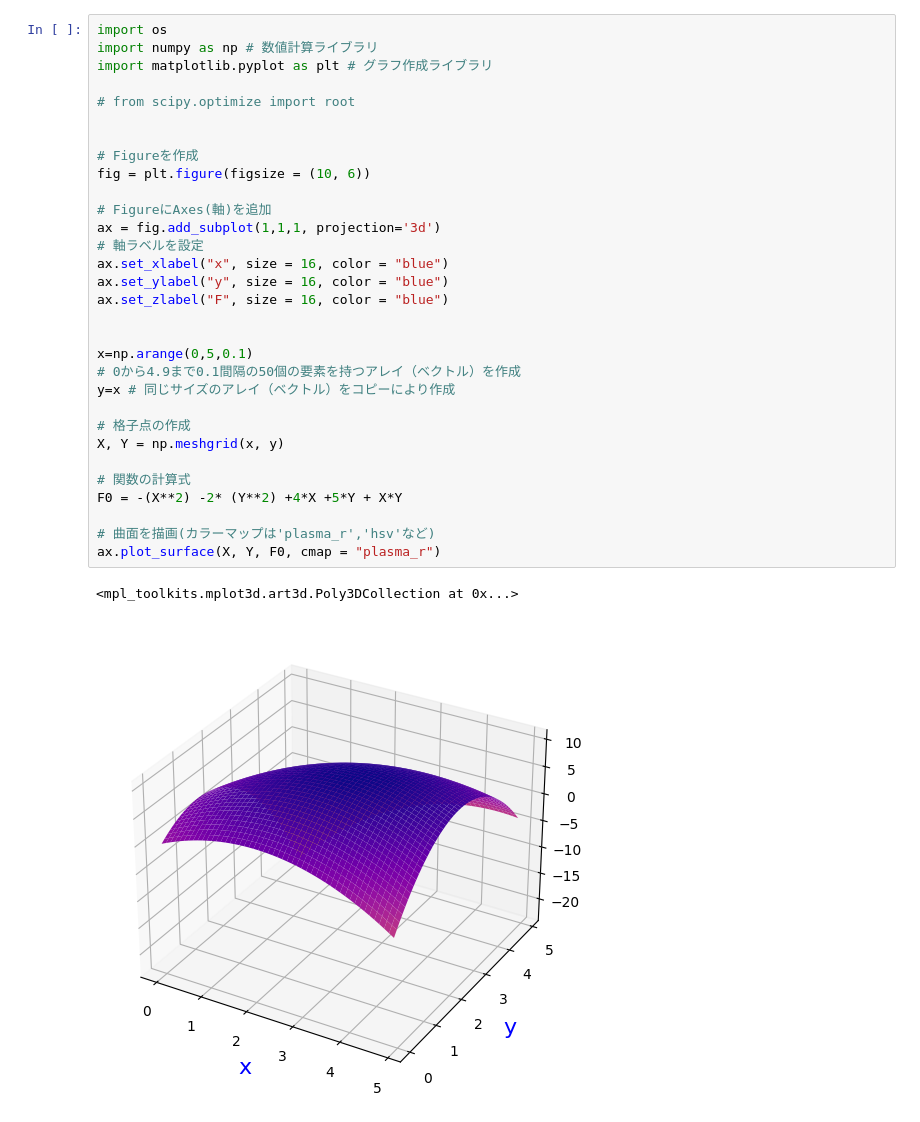
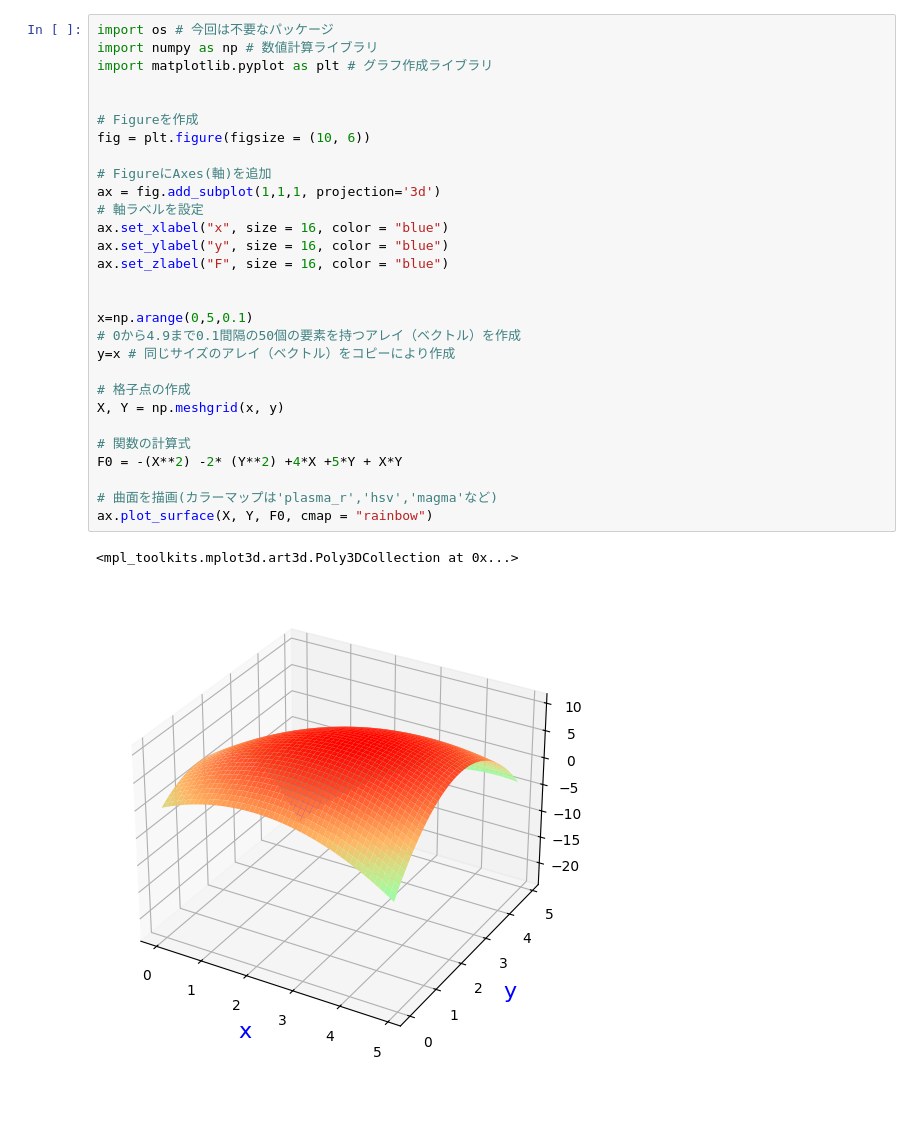
Before and after one commit to Tomoki-Ishikura/lecture_infosys, a Jupyter notebook: BasicOptim.ipynb, the cells around one changed output. Cells and saved outputs as stored; diff of their text form.

```diff
--- a/BasicOptim.ipynb
+++ b/BasicOptim.ipynb
@@ -1,37 +1,35 @@
 # %% [markdown]
 <a href="https://colab.research.google.com/github/Tomoki-Ishikura/lecture_infosys/blob/main/BasicOptim.ipynb" target="_parent"><img src="https://colab.research.google.com/assets/colab-badge.svg" alt="Open In Colab"/></a>
 # %%
-import os
+import os # 今回は不要なパッケージ
 import numpy as np # 数値計算ライブラリ
 import matplotlib.pyplot as plt # グラフ作成ライブラリ
-
-# from scipy.optimize import root
 
 
 # Figureを作成
 fig = plt.figure(figsize = (10, 6))
 
 # FigureにAxes(軸)を追加
 ax = fig.add_subplot(1,1,1, projection='3d')
 # 軸ラベルを設定
 ax.set_xlabel("x", size = 16, color = "blue")
 ax.set_ylabel("y", size = 16, color = "blue")
 ax.set_zlabel("F", size = 16, color = "blue")
 
 
 x=np.arange(0,5,0.1)
 # 0から4.9まで0.1間隔の50個の要素を持つアレイ（ベクトル）を作成
 y=x # 同じサイズのアレイ（ベクトル）をコピーにより作成
 
 # 格子点の作成
 X, Y = np.meshgrid(x, y)
 
 # 関数の計算式
 F0 = -(X**2) -2* (Y**2) +4*X +5*Y + X*Y
 
-# 曲面を描画(カラーマップは'plasma_r','hsv'など)
-ax.plot_surface(X, Y, F0, cmap = "plasma_r")
+# 曲面を描画(カラーマップは'plasma_r','hsv','magma'など)
+ax.plot_surface(X, Y, F0, cmap = "rainbow")
 # %% [output]
 <mpl_toolkits.mplot3d.art3d.Poly3DCollection at 0x...>
-[figure, old version]
+[figure, new version]
 # %%
```
Also changed, not shown: parts of 5 cells of this notebook.
